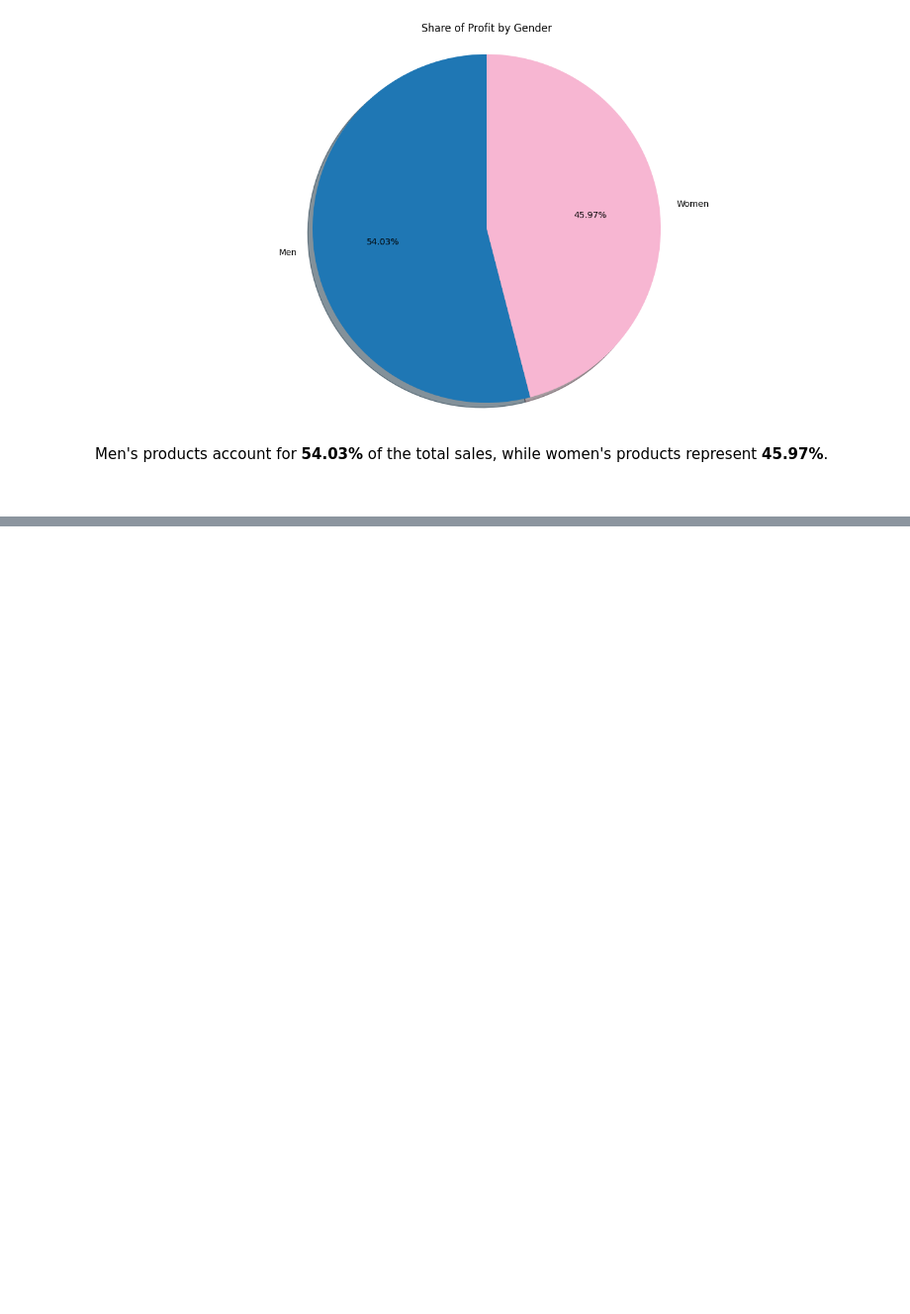
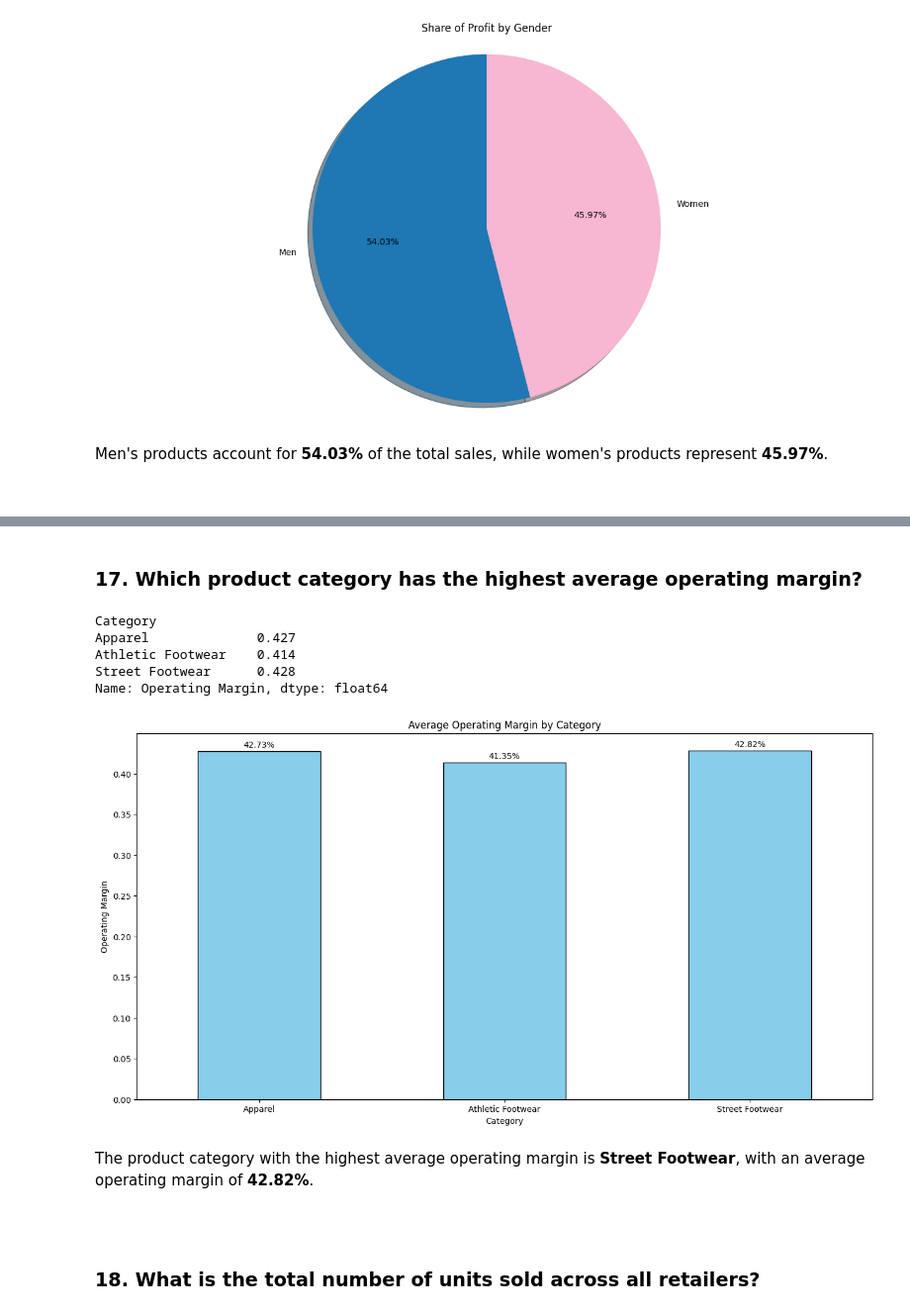
Before and after one commit to GrzegorzPus/Adidas-US-Sales-Analysis, a Jupyter notebook: Sales Analysis.ipynb, the cells around one changed output, grey strips where cells are left out. Shown at 99% size. Drawn from its saved outputs; the diff is of its cells as text; code cells hidden in the pictures; blank space fills up the shorter version.

```diff
--- a/Sales Analysis.ipynb
+++ b/Sales Analysis.ipynb
@@ -302,0 +410,33 @@ Men's products account for **54.03%** of the total sales, while women's products
+# %% [markdown]
+### 17. Which product category has the highest average operating margin?
+# %%
+df.groupby('Category')['Operating Margin'].mean().round(3)
+# %% [output]
+Category
+Apparel              0.427
+Athletic Footwear    0.414
+Street Footwear      0.428
+Name: Operating Margin, dtype: float64
+# %%
+plt.figure(figsize=(16, 8))
+bars = df.groupby('Category')['Operating Margin'].mean().round(4).plot(kind='bar', edgecolor='black', color='skyblue')
+plt.title('Average Operating Margin by Category')
+plt.xlabel('Category')
+plt.ylabel('Operating Margin')
+plt.xticks(rotation=360)
+
+for bar in bars.patches:
+    plt.annotate(f'{bar.get_height() * 100:.2f}%',
+                 (bar.get_x() + bar.get_width() / 2, bar.get_height()),
+                 ha='center', va='center', xytext=(0, 8),
+                 textcoords='offset points', fontsize=10, color='black')
+
+plt.show()
+# %% [output]
+[figure, added]
+# %% [markdown]
+The product category with the highest average operating margin is **Street Footwear**, with an average operating margin of **42.82%**.
+
+<br>
+# %% [markdown]
+### 18. What is the total number of units sold across all retailers?
```
Also changed, not shown: parts of 55 cells of this notebook.
